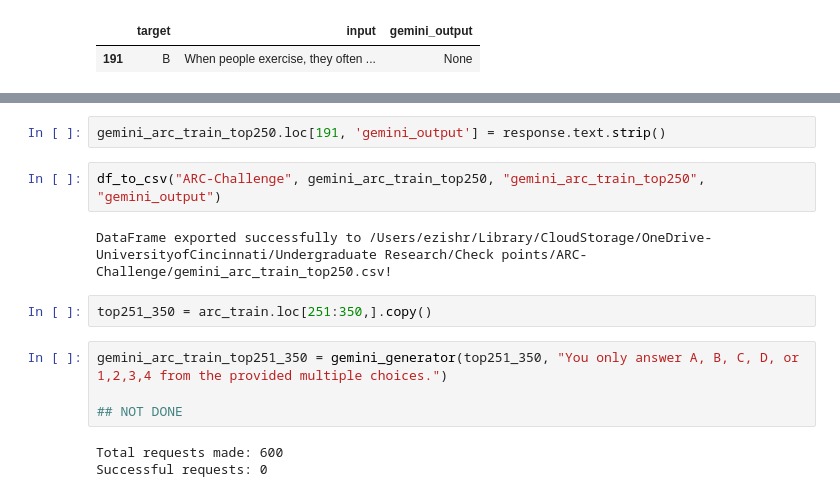
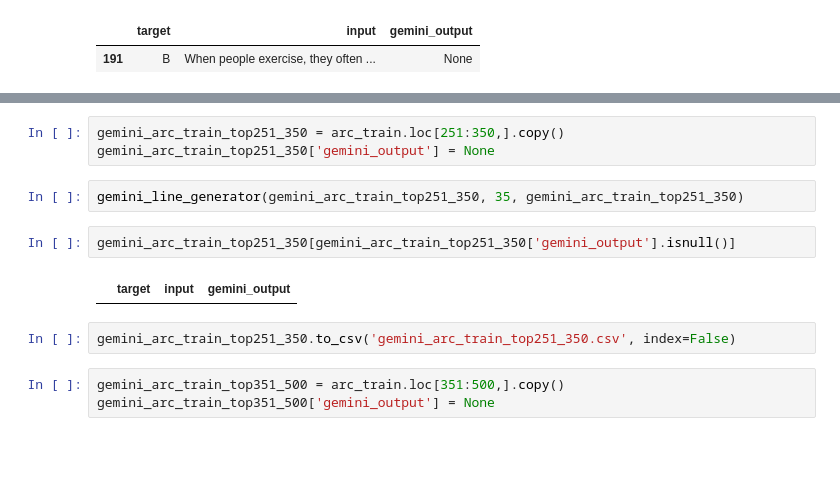
Before and after one commit to ezishr/Undergraduate-Research, a Jupyter notebook: Check points/ARC-Challenge/ARC-Challenge.ipynb, the cells around one changed output, grey strips where cells are left out. Drawn from its saved outputs; the diff is of its cells as text; blank space fills up the shorter version.

```diff
--- a/Check points/ARC-Challenge/ARC-Challenge.ipynb
+++ b/Check points/ARC-Challenge/ARC-Challenge.ipynb
@@ -261,15 +252,14 @@ response = model.generate_content(gemini_arc_train_top250['input'][191])
-# %%
-gemini_arc_train_top250.loc[191, 'gemini_output'] = response.text.strip()
-# %%
-df_to_csv("ARC-Challenge", gemini_arc_train_top250, "gemini_arc_train_top250", "gemini_output")
-# %% [output]
-DataFrame exported successfully to /Users/ezishr/Library/CloudStorage/OneDrive-UniversityofCincinnati/Undergraduate Research/Check points/ARC-Challenge/gemini_arc_train_top250.csv!
 # %%
-top251_350 = arc_train.loc[251:350,].copy()
+gemini_arc_train_top251_350 = arc_train.loc[251:350,].copy()
+gemini_arc_train_top251_350['gemini_output'] = None
-# %%
-gemini_arc_train_top251_350 = gemini_generator(top251_350, "You only answer A, B, C, D, or 1,2,3,4 from the provided multiple choices.")
-
-## NOT DONE
-# %% [output]
-Total requests made: 600
-Successful requests: 0
+# %%
+gemini_line_generator(gemini_arc_train_top251_350, 35, gemini_arc_train_top251_350)
+# %%
+gemini_arc_train_top251_350[gemini_arc_train_top251_350['gemini_output'].isnull()]
+# %% [output]
+|  | target | input | gemini_output |
+# %%
+gemini_arc_train_top251_350.to_csv('gemini_arc_train_top251_350.csv', index=False)
+# %%
+gemini_arc_train_top351_500 = arc_train.loc[351:500,].copy()
+gemini_arc_train_top351_500['gemini_output'] = None
```
Also changed, not shown: parts of 14 cells of this notebook, 9 other files.
